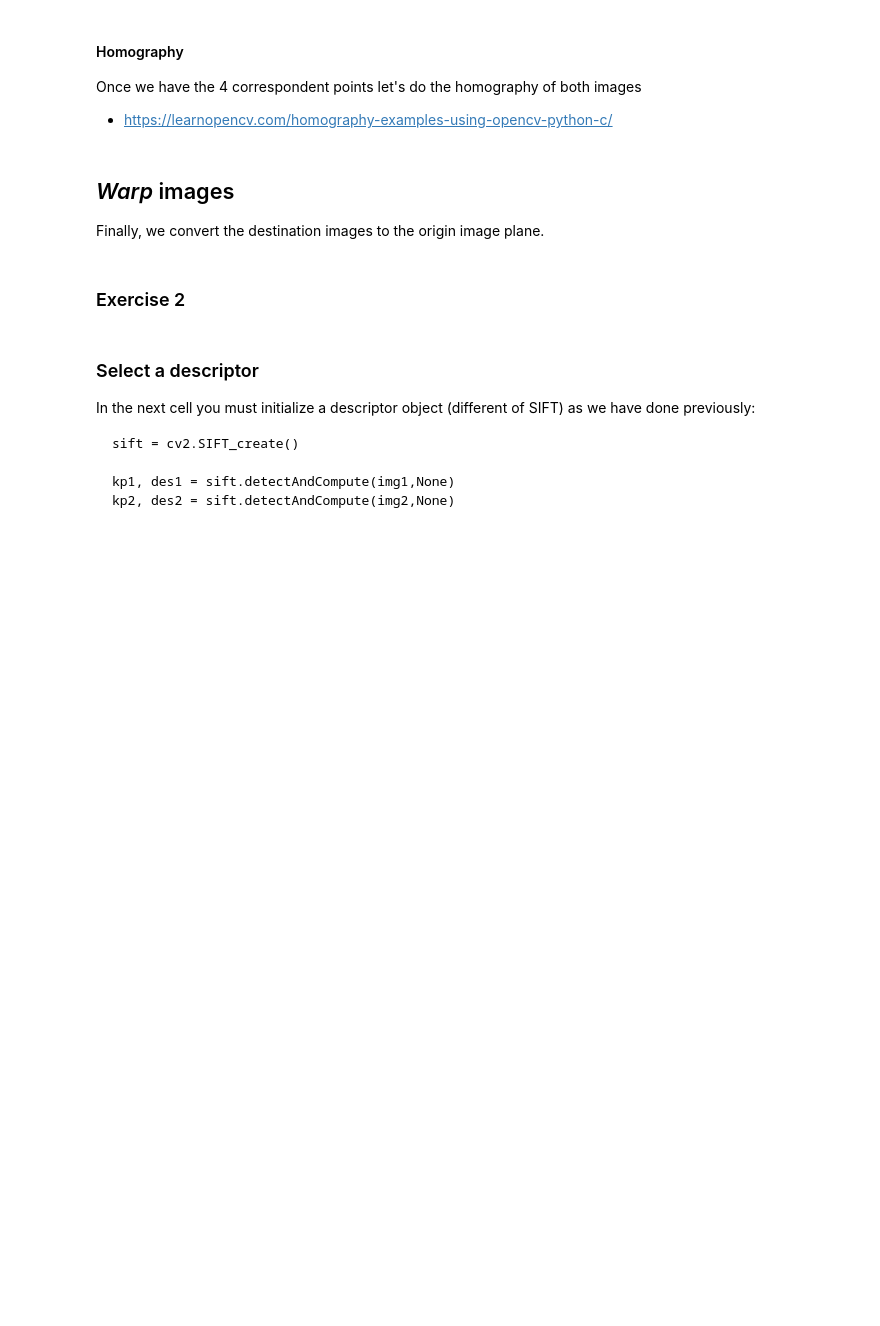
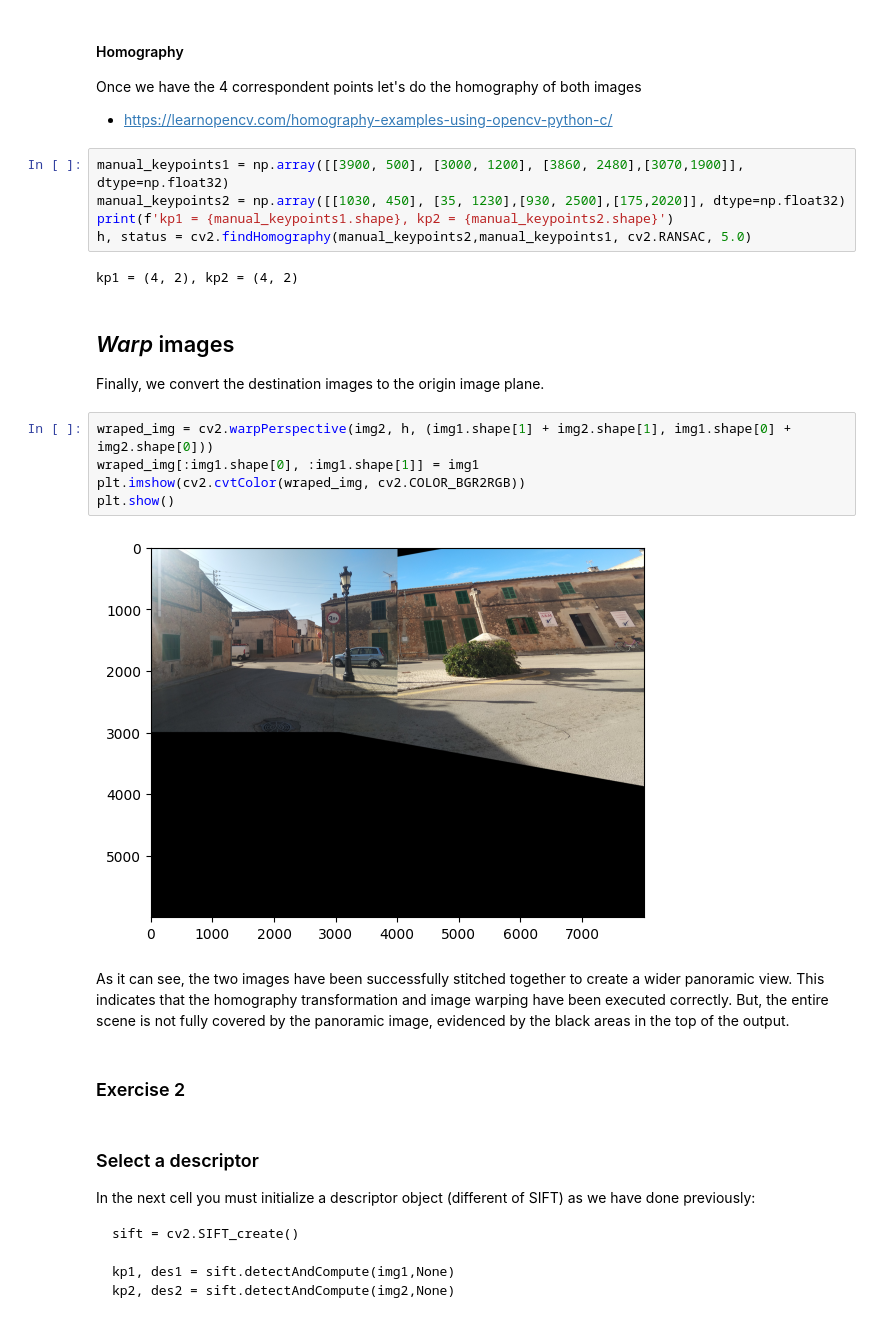
Before and after one commit to pedromartip/Computer-vision-and-3D-reconstruction, a Jupyter notebook: 07a-MatchDescriptors/7a-MatchDescriptors.ipynb, the cells around one changed output. Drawn from its saved outputs; the diff is of its cells as text; blank space fills up the shorter version.

```diff
--- a/07a-MatchDescriptors/7a-MatchDescriptors.ipynb
+++ b/07a-MatchDescriptors/7a-MatchDescriptors.ipynb
@@ -115,9 +137,25 @@ Select four keypoints manually:
 #### Homography
 Once we have the 4 correspondent points let's do the homography of both images
 * https://learnopencv.com/homography-examples-using-opencv-python-c/
+# %%
+manual_keypoints1 = np.array([[3900, 500], [3000, 1200], [3860, 2480],[3070,1900]], dtype=np.float32)
+manual_keypoints2 = np.array([[1030, 450], [35, 1230],[930, 2500],[175,2020]], dtype=np.float32)
+print(f'kp1 = {manual_keypoints1.shape}, kp2 = {manual_keypoints2.shape}')
+h, status = cv2.findHomography(manual_keypoints2,manual_keypoints1, cv2.RANSAC, 5.0)
+# %% [output]
+kp1 = (4, 2), kp2 = (4, 2)
 # %% [markdown]
 ## *Warp* images
 Finally, we convert the destination images to the origin image plane.
+# %%
+wraped_img = cv2.warpPerspective(img2, h, (img1.shape[1] + img2.shape[1], img1.shape[0] + img2.shape[0]))
+wraped_img[:img1.shape[0], :img1.shape[1]] = img1
+plt.imshow(cv2.cvtColor(wraped_img, cv2.COLOR_BGR2RGB))
+plt.show()
+# %% [output]
+[figure, added]
+# %% [markdown]
+As it can see, the two images have been successfully stitched together to create a wider panoramic view. This indicates that the homography transformation and image warping have been executed correctly. But, the entire scene is not fully covered by the panoramic image, evidenced by the black areas in the top of the output.
 # %% [markdown]
 ### Exercise 2
 # %% [markdown]
```
Also changed, not shown: parts of 13 cells of this notebook, 3 other files.
